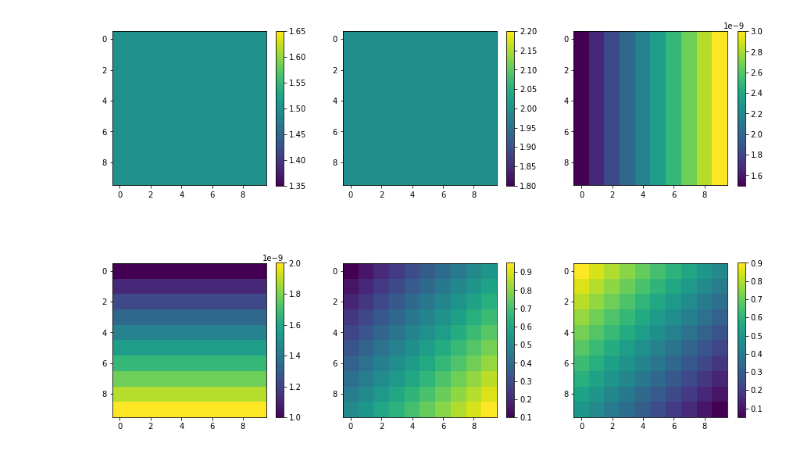
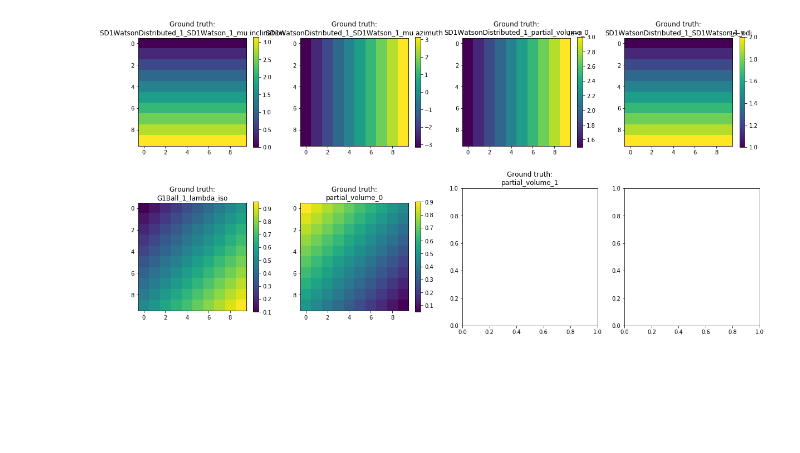
Before and after one commit to PaddySlator/dmipy-bayesian, a Jupyter notebook: bayesian-fitting-simulated-examples.ipynb, the cells around one changed output. Cells and saved outputs as stored; diff of their text form; code cells hidden in the pictures; blank space fills up the shorter version.

```diff
--- a/bayesian-fitting-simulated-examples.ipynb
+++ b/bayesian-fitting-simulated-examples.ipynb
@@ -51,25 +10,0 @@ OrderedDict([('G1Ball_1_lambda_iso', 1), ('C1Stick_1_lambda_par', 1), ('C1Stick_
-# %%
-#add some parameters for the simulated ball-stick voxel
-mu = (2, 2)
-lambda_par = 1.7e-9  # in m^2/s
-lambda_iso = 2.5e-9  # in m^2/s
-f_0 = 0.2
-f_1 = 0.8
-
-parameter_vector = ballstick.parameters_to_parameter_vector(
-    C1Stick_1_mu = mu,
-    C1Stick_1_lambda_par=lambda_par,
-    G1Ball_1_lambda_iso=lambda_iso,
-    partial_volume_0 = f_0,
-    partial_volume_1 = f_1)
-
-#simulate a single voxel
-nmeas = len(acq_scheme.bvalues)
-E = ballstick.simulate_signal(acq_scheme, parameter_vector)
-
-
-import matplotlib.pyplot as plt
-%matplotlib inline
-
-fig, axs = plt.subplots()
-axs.scatter(acq_scheme.bvalues, E)
@@ -175,12 +436,25 @@ for x in range(0,dimx):
 # %%
-fig, axs = plt.subplots(2, 3, figsize=[15, 10])
+fig, axs = plt.subplots(2, 4, figsize=[20, 10])
 axs = axs.ravel()
 
-for p in range(0,nparam):
+nparam_groundtruth=np.shape(param_map)[2]
+
+for p in range(0,nparam_groundtruth):
     colormap = axs[p].imshow(param_map[:,:,p])
-
     fig.colorbar(colormap, ax=axs[p], shrink=0.8)
 
     #axs[p].set_title(model.parameter_names[p])
+
+l=0
+for param in model.parameter_names:
+    if '_mu' in param: #if an orientation parameter
+        #two maps
+        axs[l].set_title('Ground truth:\n' + param + ' inclination')
+        l=l+1
+        axs[l].set_title('Ground truth:\n' + param + ' azimuth')
+        l=l+1
+    else:
+        axs[l].set_title('Ground truth:\n' + param)
+        l=l+1
 # %% [output]
-[figure, old version]
+[figure, new version]
```
Also changed, not shown: parts of 33 cells of this notebook, 1 other file.
